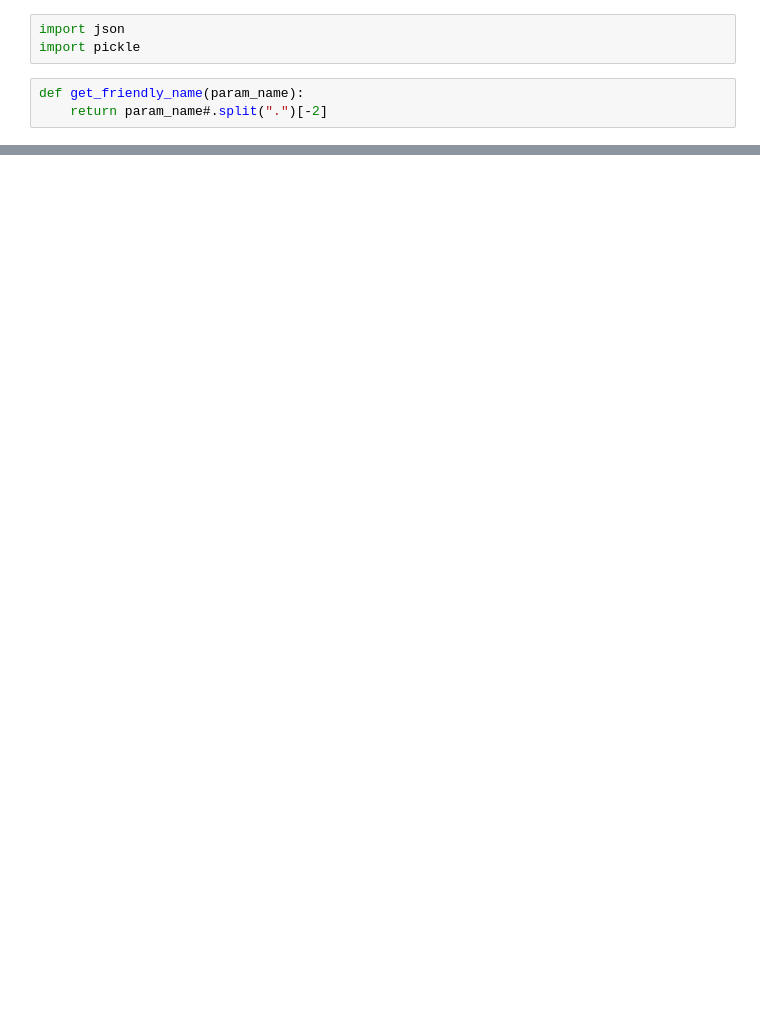
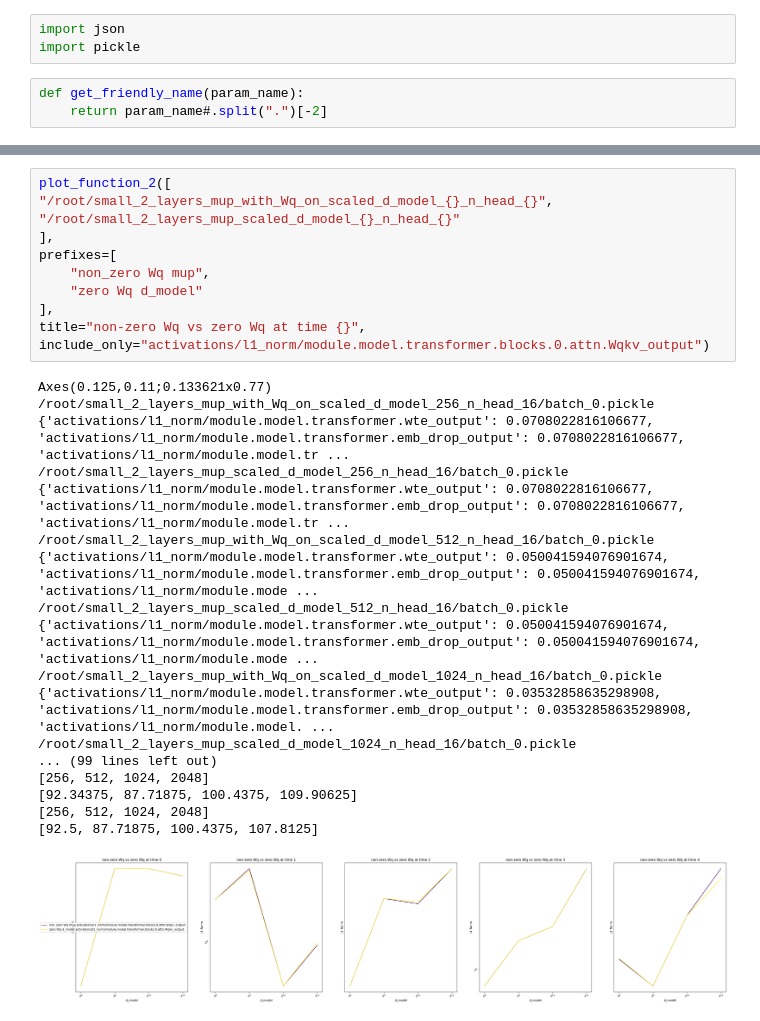
Before and after one commit to mosaicml/examples, a Jupyter notebook: examples/llm/iterate_over_activations.ipynb, the cells around one changed output, grey strips where cells are left out. Cells and saved outputs as stored; diff of their text form; blank space fills up the shorter version.

```diff
--- a/examples/llm/iterate_over_activations.ipynb
+++ b/examples/llm/iterate_over_activations.ipynb
@@ -93,0 +157,30 @@ defaultdict(<class 'list'>, {'activations/l1_norm/module.model.transformer.wte_o
+# %%
+plot_function_2([
+"/root/small_2_layers_mup_with_Wq_on_scaled_d_model_{}_n_head_{}",
+"/root/small_2_layers_mup_scaled_d_model_{}_n_head_{}"
+],
+prefixes=[
+    "non_zero Wq mup",
+    "zero Wq d_model"
+],
+title="non-zero Wq vs zero Wq at time {}",
+include_only="activations/l1_norm/module.model.transformer.blocks.0.attn.Wqkv_output")
+# %% [output]
+Axes(0.125,0.11;0.133621x0.77)
+/root/small_2_layers_mup_with_Wq_on_scaled_d_model_256_n_head_16/batch_0.pickle
+{'activations/l1_norm/module.model.transformer.wte_output': 0.0708022816106677, 'activations/l1_norm/module.model.transformer.emb_drop_output': 0.0708022816106677, 'activations/l1_norm/module.model.tr ...
+/root/small_2_layers_mup_scaled_d_model_256_n_head_16/batch_0.pickle
+{'activations/l1_norm/module.model.transformer.wte_output': 0.0708022816106677, 'activations/l1_norm/module.model.transformer.emb_drop_output': 0.0708022816106677, 'activations/l1_norm/module.model.tr ...
+/root/small_2_layers_mup_with_Wq_on_scaled_d_model_512_n_head_16/batch_0.pickle
+{'activations/l1_norm/module.model.transformer.wte_output': 0.050041594076901674, 'activations/l1_norm/module.model.transformer.emb_drop_output': 0.050041594076901674, 'activations/l1_norm/module.mode ...
+/root/small_2_layers_mup_scaled_d_model_512_n_head_16/batch_0.pickle
+{'activations/l1_norm/module.model.transformer.wte_output': 0.050041594076901674, 'activations/l1_norm/module.model.transformer.emb_drop_output': 0.050041594076901674, 'activations/l1_norm/module.mode ...
+/root/small_2_layers_mup_with_Wq_on_scaled_d_model_1024_n_head_16/batch_0.pickle
+{'activations/l1_norm/module.model.transformer.wte_output': 0.03532858635298908, 'activations/l1_norm/module.model.transformer.emb_drop_output': 0.03532858635298908, 'activations/l1_norm/module.model. ...
+/root/small_2_layers_mup_scaled_d_model_1024_n_head_16/batch_0.pickle
+... (99 lines left out)
+[256, 512, 1024, 2048]
+[92.34375, 87.71875, 100.4375, 109.90625]
+[256, 512, 1024, 2048]
+[92.5, 87.71875, 100.4375, 107.8125]
+[figure, added]
```
Also changed, not shown: parts of 9 cells of this notebook, 9 other files.
